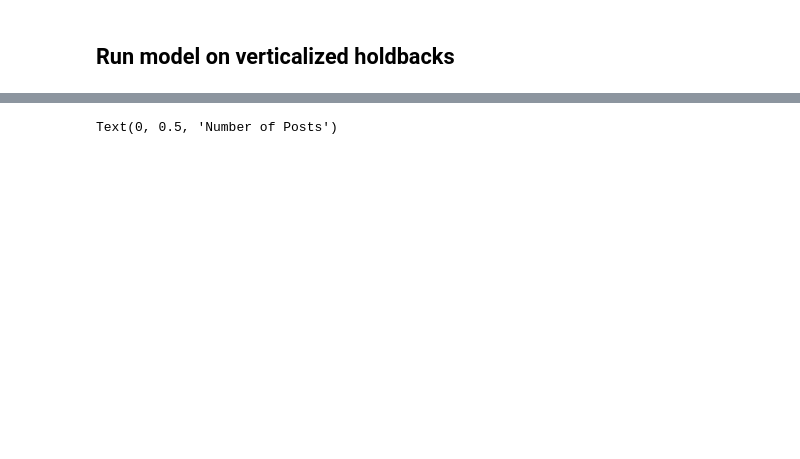
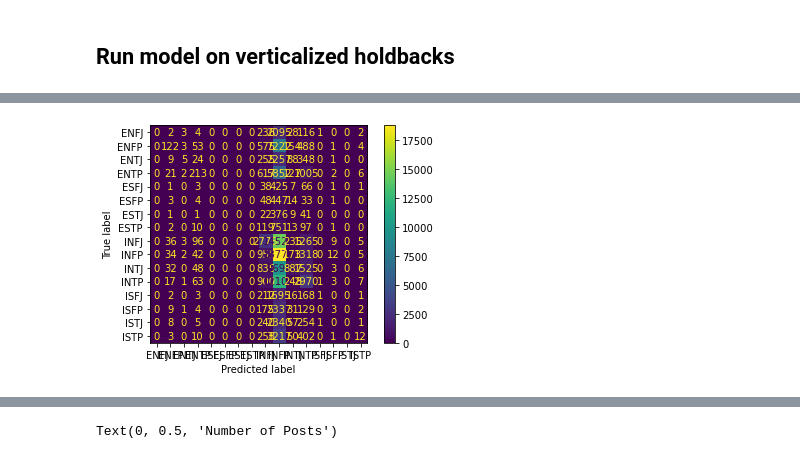
Before and after one commit to Monsterblader/Predicting-Myers-Briggs, a Jupyter notebook: nltk.ipynb, the cells around one changed output, grey strips where cells are left out. Drawn from its saved outputs; the diff is of its cells as text; code cells hidden in the pictures; blank space fills up the shorter version.

Commit message:
Adds confusion plot to NLTK.

```diff
--- a/nltk.ipynb
+++ b/nltk.ipynb
@@ -28,11 +28,11 @@ from sklearn.ensemble import RandomForestClassifier
 # nltk.download('stopwords')
 # nltk.download('wordnet')
 # %%
-# %config InlineBackend.figure_formats = ['svg']
+%config InlineBackend.figure_formats = ['svg']
 %matplotlib inline
 
-# plt.rcParams['figure.figsize'] = (9, 6)
-# sns.set(context='notebook', style='whitegrid', font_scale=1.2)
+plt.rcParams['figure.figsize'] = (9, 6)
+sns.set(context='notebook', style='whitegrid', font_scale=1.2)
 # %%
 train_size = 0.8
 vectorizer_max_features = 1500
@@ -225 +240,7 @@ Precision: [0.         0.40682415 0.         0.38636364 0.         0.
  '']
+# %%
+plot_confusion_matrix(classifier, vertical_X_holdback, vertical_holdback['type'])
+plt.grid(False)
+plt.show()
+# %% [output]
+[figure, added]
```
Also changed, not shown: parts of 10 cells of this notebook, 1 other file.
